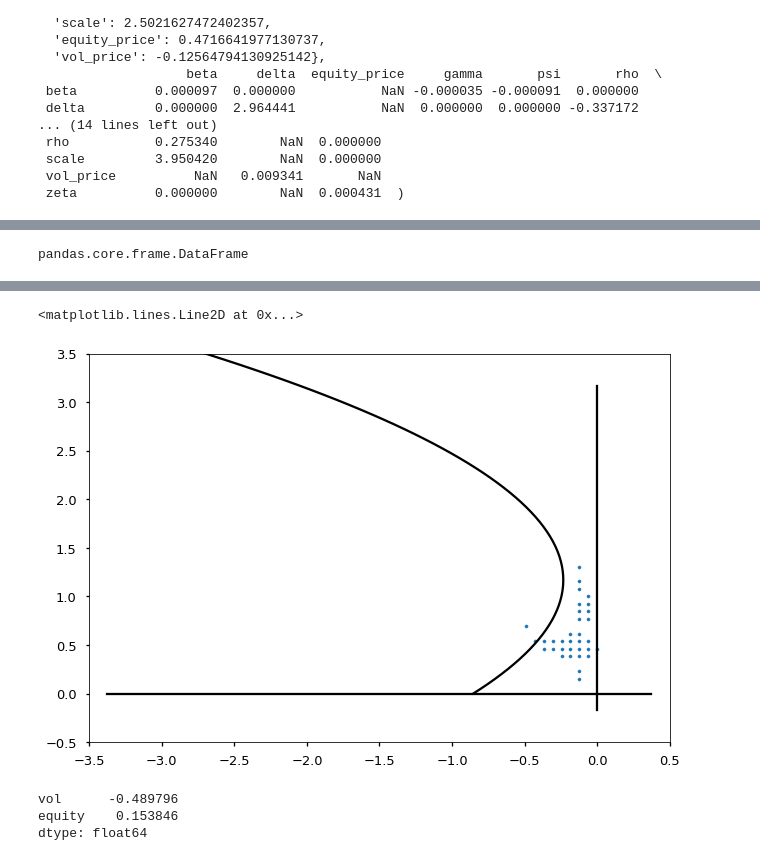
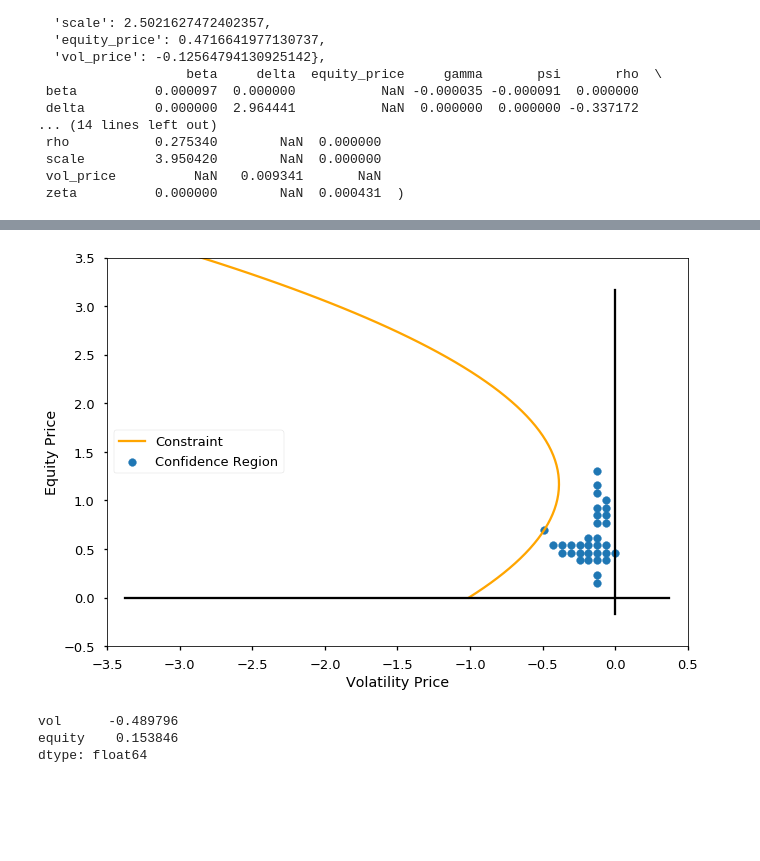
Before and after one commit to sangrey/RiskPriceInference, a Jupyter notebook: volpriceinference/robust_inference_on_data.ipynb, the cells around one changed output, grey strips where cells are left out. Drawn from its saved outputs; the diff is of its cells as text; code cells hidden in the pictures; blank space fills up the shorter version.

```diff
--- a/volpriceinference/robust_inference_on_data.ipynb
+++ b/volpriceinference/robust_inference_on_data.ipynb
@@ -88,9 +88,7 @@ qlr_stats = vl.compute_qlr_stats(omega=omega, omega_cov=omega_cov, vol_dim=50, e
 # %% [output]
 [interactive output not drawn]
 # %%
-qlr_stats.to_json
+qlr_stats.to_json('../results/qlr_stats_on_data.tmp.json')
-# %% [output]
-pandas.core.frame.DataFrame
 # %%
 qlr_draws = vl.compute_qlr_sim(omega=omega, omega_cov=omega_cov, vol_dim=50, equity_dim=40, equity_max=3,
                                 vol_min=-3, innov_dim=2000, alpha=2.5)
@@ -102,28 +102,28 @@ accepted_vals = (qlr_stats < qlr_draws).stack().reset_index().rename(columns={0:
 # %%
 def constraint(scale, psi, zeta, equity_price):
 
-    vol_price  = -1 / scale - + ((psi * equity_price + zeta/2 * (equity_price-1)**2))
+    vol_price  = -1 / scale - ((psi * (equity_price-1) + zeta/2 * (equity_price-1)**2))
 
     return  vol_price
 # %%
 fig3, ax3 = mpl.pyplot.subplots()
-ax3.scatter(y=accepted_vals.equity, x=accepted_vals.vol, marker='o', s=10)
+ax3.scatter(y=accepted_vals.equity, x=accepted_vals.vol, marker='o', s=60, label='Confidence Region')
 ax3.set_xlim([-3.5, .5])
 ax3.set_ylim([-.5, 3.5])
-# # hull = spatial.ConvexHull(accepted_vals.values)
-# # ax3.fill(accepted_vals.values[hull.vertices, 0], accepted_vals.values[hull.vertices, 1], 'k-',
-# #    color='green',  alpha=.5)
-# ax3.legend()
 yvals = np.linspace(0,5,100)
 xvals = [constraint(omega['scale'], omega['psi'], omega['zeta'], x) for x in yvals]
-ax3.plot(xvals, yvals, color='black')
+ax3.plot(xvals, yvals, color='orange', label='Constraint')
 ax3.axvline(0,  ymin=.5 /6, ymax=1 - .5/6, color='black')
 ax3.axvline(-15,  ymin=.5 /6, ymax=1 - .5/6, color='black')
 ax3.axhline(0,  xmin=.5 /16, xmax=1 - .5/16, color='black')
 ax3.axhline(5,  xmin=.5 /16, xmax=1 - .5/16, color='black')
+ax3.legend()
+ax3.set_ylabel('Equity Price')
+ax3.set_xlabel('Volatility Price')
+fig3.savefig('../doc/figures/confidence_region.tmp.pdf', frameon=False, pad_inches=0, bbox_inches='tight',
+            transparent=True)
 # %% [output]
-<matplotlib.lines.Line2D at 0x...>
-[figure, old version]
+[figure, new version]
 # %%
 accepted_vals.min()
 # %% [output]
```
Also changed, not shown: parts of 1 cell of this notebook, 4 other files.
